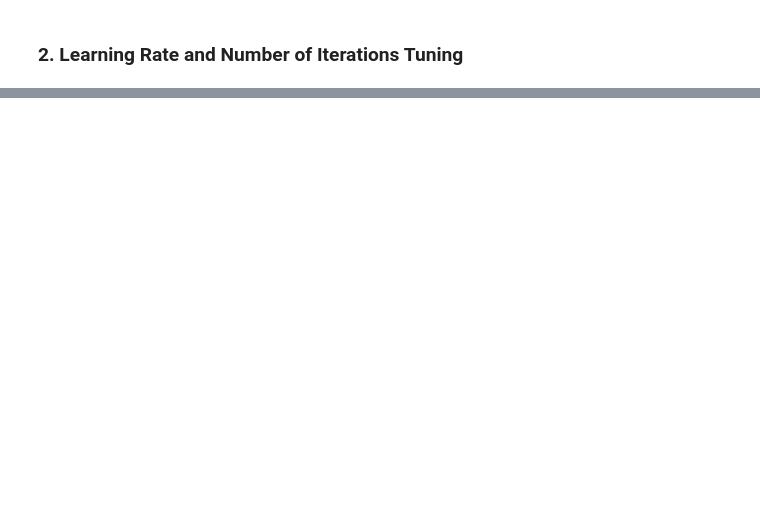
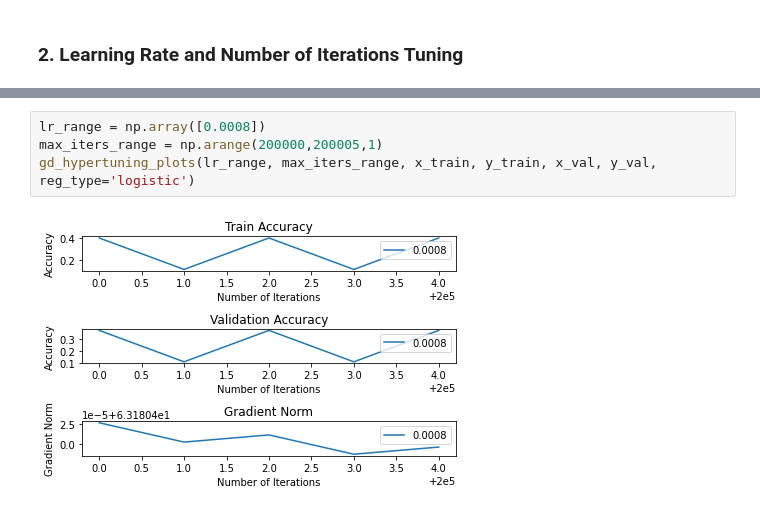
Before and after one commit to chrismartel/COMP551, a Jupyter notebook: projects/p2/diabetes.ipynb, the cells around one changed output, grey strips where cells are left out. Saved outputs shown, nothing was run; the diff lists cells and outputs as text; blank space fills up the shorter version.

```diff
--- a/projects/p2/diabetes.ipynb
+++ b/projects/p2/diabetes.ipynb
@@ -131,0 +154,6 @@ max_iters_range.size
+# %%
+lr_range = np.array([0.0008])
+max_iters_range = np.arange(200000,200005,1)
+gd_hypertuning_plots(lr_range, max_iters_range, x_train, y_train, x_val, y_val, reg_type='logistic')
+# %% [output]
+[figure, added]
```
Also changed, not shown: parts of 11 cells of this notebook.
